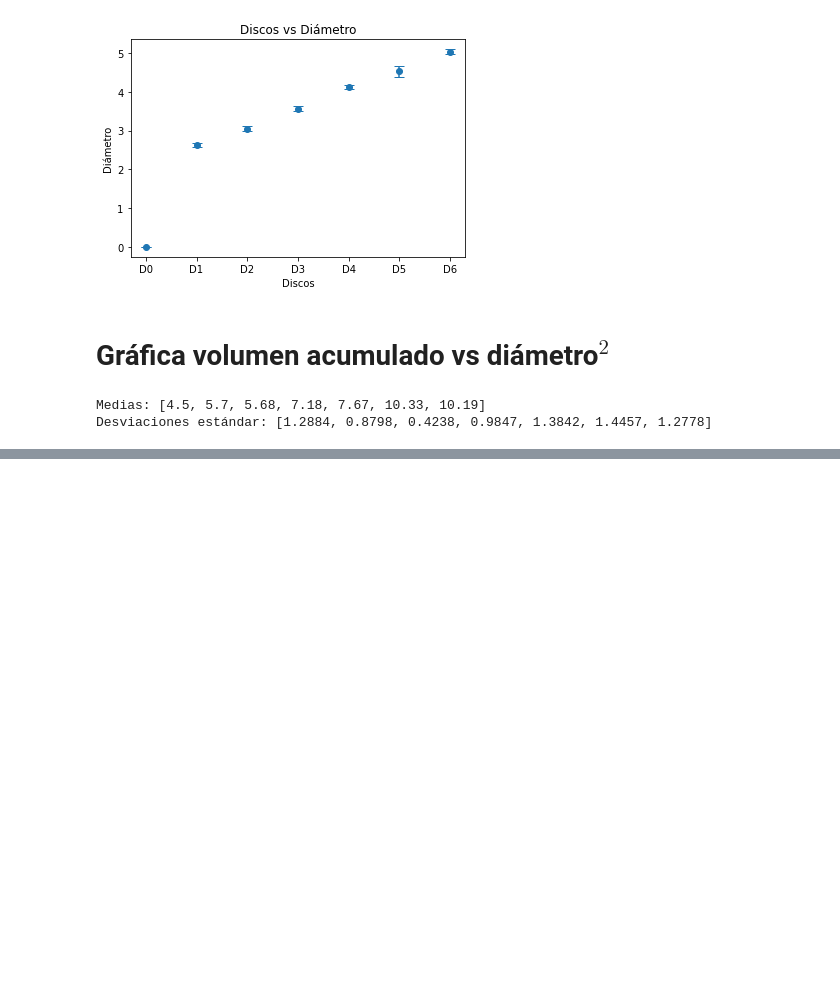
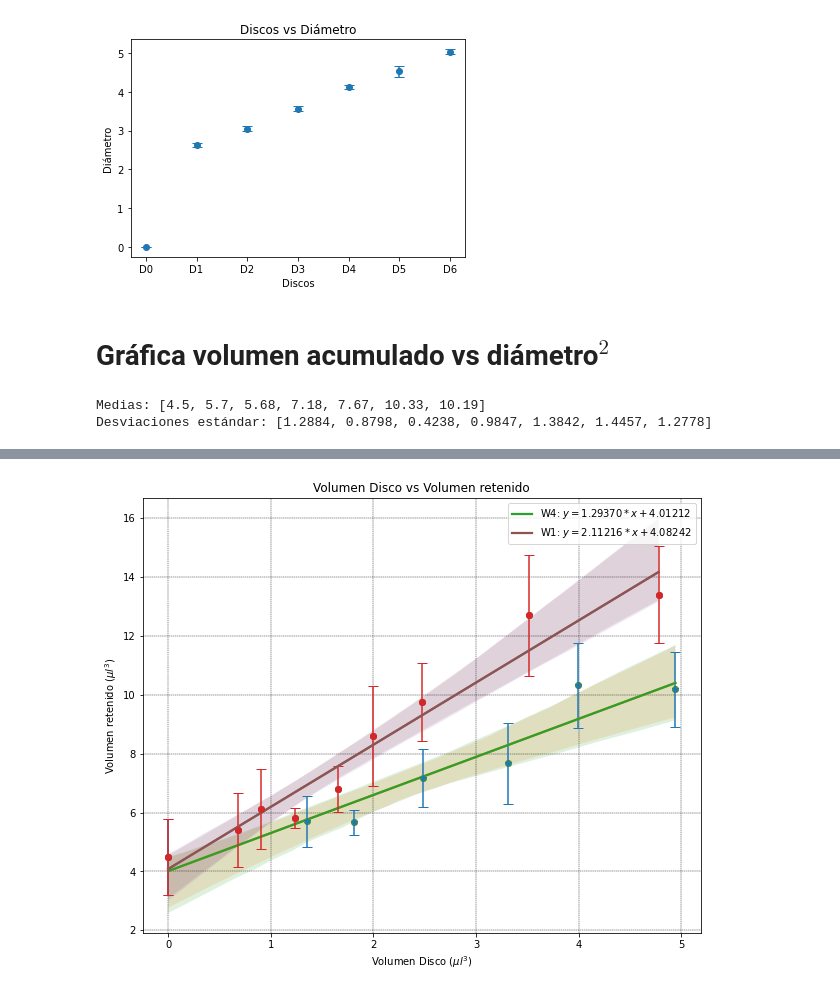
Before and after one commit to And2300/Trash, a Jupyter notebook: Experimento2W4_Datos.ipynb, the cells around one changed output, grey strips where cells are left out. Cells and saved outputs as stored; diff of their text form; code cells hidden in the pictures; blank space fills up the shorter version.

```diff
--- a/Experimento2W4_Datos.ipynb
+++ b/Experimento2W4_Datos.ipynb
@@ -243,0 +230,33 @@ plt.show()
+# %%
+#datos whatman 1
+mediasDiscoW1 = [0.0, 2.6371, 3.0493, 3.5667, 4.1213, 4.5264, 5.0334, 6.0, 7.0]
+
+mediasvolW1 = [4.5, 5.41, 6.13, 5.83, 6.81, 8.6, 9.765, 12.71, 13.41]
+desviacionesvolW1 = [1.2884, 1.2597, 1.3668, 0.3407, 0.7854, 1.7106, 1.3241, 2.0584, 1.6386]
+# %%
+fig, ax = plt.subplots(figsize=(10,8))
+
+#w4
+mediasDiscoCuad = [np.pi*((x/2)**2)*0.36*0.69 for x in mediasDisco]
+ax.errorbar(mediasDiscoCuad, mediasvol, yerr=desviacionesvol, fmt='*', capsize=5)
+sns.regplot(mediasDiscoCuad, mediasvol)
+slope, intercept, r_value, pv, se = stats.linregress(mediasDiscoCuad, mediasvol)
+sns.regplot(mediasDiscoCuad, mediasvol, line_kws={'label':'W4: $y=%3.7s*x+%3.7s$'%(slope, intercept)})
+
+#w1
+mediasDiscoCuadW1 = [np.pi*((x/2)**2)*0.18*0.69 for x in mediasDiscoW1]
+ax.errorbar(mediasDiscoCuadW1, mediasvolW1, yerr=desviacionesvolW1, fmt='o', capsize=5)
+sns.regplot(mediasDiscoCuadW1, mediasvolW1)
+slope, intercept, r_value, pv, se = stats.linregress(mediasDiscoCuadW1, mediasvolW1)
+sns.regplot(mediasDiscoCuadW1, mediasvolW1, line_kws={'label':'W1: $y=%3.7s*x+%3.7s$'%(slope, intercept)})
+
+#ax.set_ylim(0, 2)
+ax.set_xlabel('Volumen Disco ($\mu l^3$)')
+ax.set_ylabel('Volumen retenido ($\mu l^3$)')
+ax.set_title('Volumen Disco vs Volumen retenido')
+ax.grid(color='k', linestyle='--', linewidth=0.4)
+
+plt.legend()
+plt.show()
+# %% [output]
+[figure, added]
```
Also changed, not shown: parts of 8 cells of this notebook.
